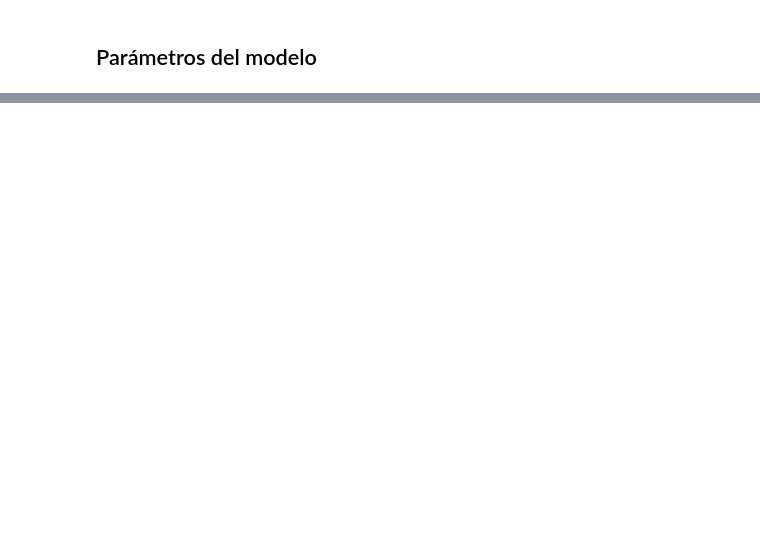
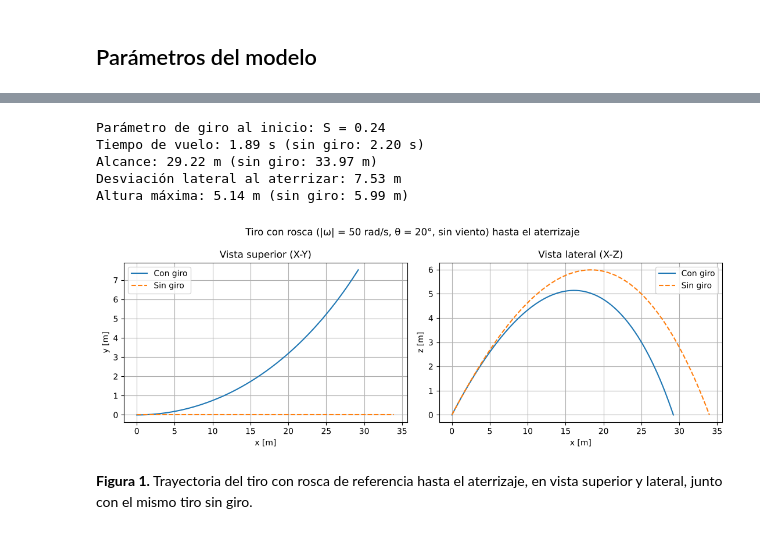
Before and after one commit to cristianvergara0/ComputationalPhysics_UdeA, a Jupyter notebook: Theoretical_Mechanics_II/magnus_effect_simulation.ipynb, the cells around one changed output, grey strips where cells are left out. Drawn from its saved outputs; the diff is of its cells as text; code cells hidden in the pictures; blank space fills up the shorter version.

```diff
--- a/Theoretical_Mechanics_II/magnus_effect_simulation.ipynb
+++ b/Theoretical_Mechanics_II/magnus_effect_simulation.ipynb
@@ -717,0 +192,11 @@ Wikipedia. (s. f.). *Efecto Magnus*. Recuperado en 2026, de https://es.wikipedia
+# %%
+vacio = volar(np.zeros(3), C_D=0.0, k_L=0.0)
+t_exacto = 2 * v0[2] / g
+alcance_exacto = 2 * v0[0] * v0[2] / g
+print(f"Tiempo de vuelo: numérico {vacio['t_vuelo']:.9f} s, exacto {t_exacto:.9f} s")
+print(f"Alcance:         numérico {vacio['alcance']:.9f} m, exacto {alcance_exacto:.9f} m")
+
+sin_giro = volar(np.zeros(3))
+print(f"\nCon arrastre y sin giro: alcance {sin_giro['alcance']:.2f} m "
+      f"({100 * (1 - sin_giro['alcance'] / alcance_exacto):.0f} % menos que en el vacío), "
+      f"altura máxima {sin_giro['z_max']:.2f} m, tiempo de vuelo {sin_giro['t_vuelo']:.2f} s")
@@ -717,0 +212,40 @@ Wikipedia. (s. f.). *Efecto Magnus*. Recuperado en 2026, de https://es.wikipedia
+# %%
+omega_mag_ejemplo = 50.0             # magnitud de la velocidad angular [rad/s]
+theta_ejemplo = np.deg2rad(20.0)     # inclinación del eje de rotación
+omega_ejemplo = omega_mag_ejemplo * np.array([0.0, np.sin(theta_ejemplo), np.cos(theta_ejemplo)])
+ejemplo = volar(omega_ejemplo)
+
+S_inicial = R * omega_mag_ejemplo / np.linalg.norm(v0)
+print(f"Parámetro de giro al inicio: S = {S_inicial:.2f}")
+print(f"Tiempo de vuelo: {ejemplo['t_vuelo']:.2f} s (sin giro: {sin_giro['t_vuelo']:.2f} s)")
+print(f"Alcance: {ejemplo['alcance']:.2f} m (sin giro: {sin_giro['alcance']:.2f} m)")
+print(f"Desviación lateral al aterrizar: {ejemplo['desviacion']:.2f} m")
+print(f"Altura máxima: {ejemplo['z_max']:.2f} m (sin giro: {sin_giro['z_max']:.2f} m)")
+
+fig, ejes = plt.subplots(1, 2, figsize=(11, 4))
+for vuelo, etiqueta, estilo in [(ejemplo, "Con giro", "-"), (sin_giro, "Sin giro", "--")]:
+    x, y, z = vuelo["trayectoria"]
+    ejes[0].plot(x, y, estilo, label=etiqueta)
+    ejes[1].plot(x, z, estilo, label=etiqueta)
+
+ejes[0].set_xlabel("x [m]")
+ejes[0].set_ylabel("y [m]")
+ejes[0].set_title("Vista superior (X-Y)")
+ejes[1].set_xlabel("x [m]")
+ejes[1].set_ylabel("z [m]")
+ejes[1].set_title("Vista lateral (X-Z)")
+for eje in ejes:
+    eje.grid()
+    eje.legend()
+fig.suptitle("Tiro con rosca (|ω| = 50 rad/s, θ = 20°, sin viento) hasta el aterrizaje")
+plt.tight_layout()
+plt.show()
+# %% [output]
+Parámetro de giro al inicio: S = 0.24
+Tiempo de vuelo: 1.89 s (sin giro: 2.20 s)
+Alcance: 29.22 m (sin giro: 33.97 m)
+Desviación lateral al aterrizar: 7.53 m
+Altura máxima: 5.14 m (sin giro: 5.99 m)
+[figure, added]
+# %% [markdown]
+**Figura 1.** Trayectoria del tiro con rosca de referencia hasta el aterrizaje, en vista superior y lateral, junto con el mismo tiro sin giro.
```
Also changed, not shown: parts of 75 cells of this notebook, 33 other files.
